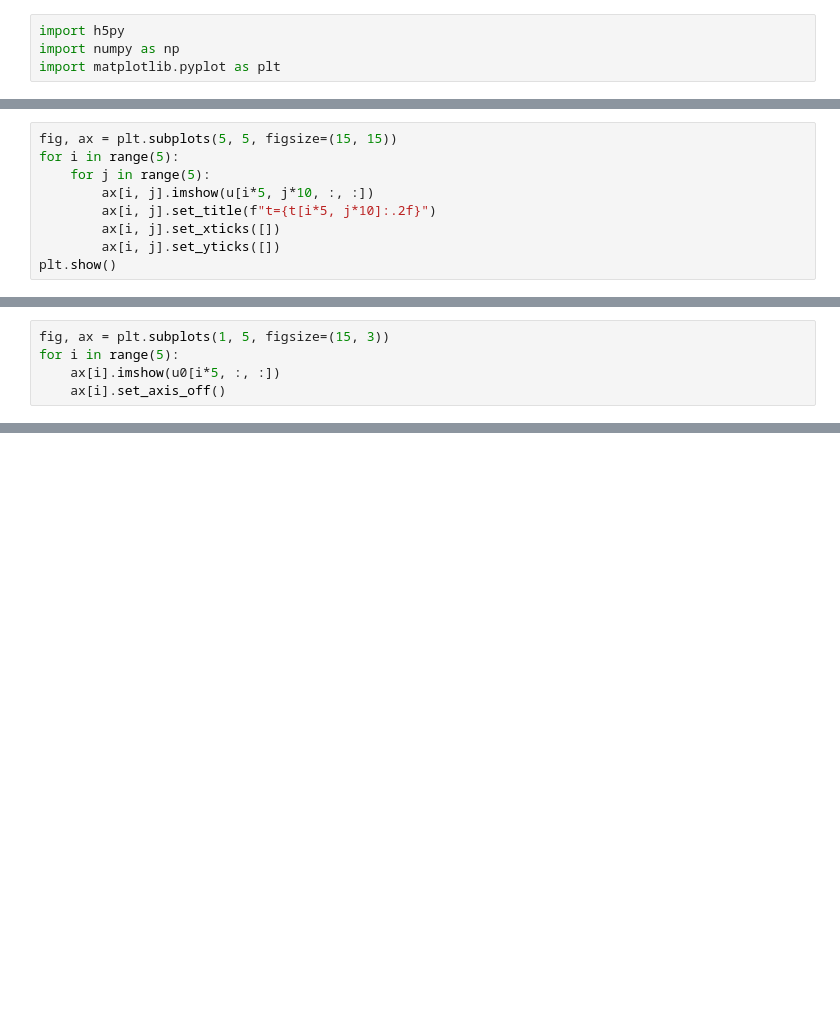
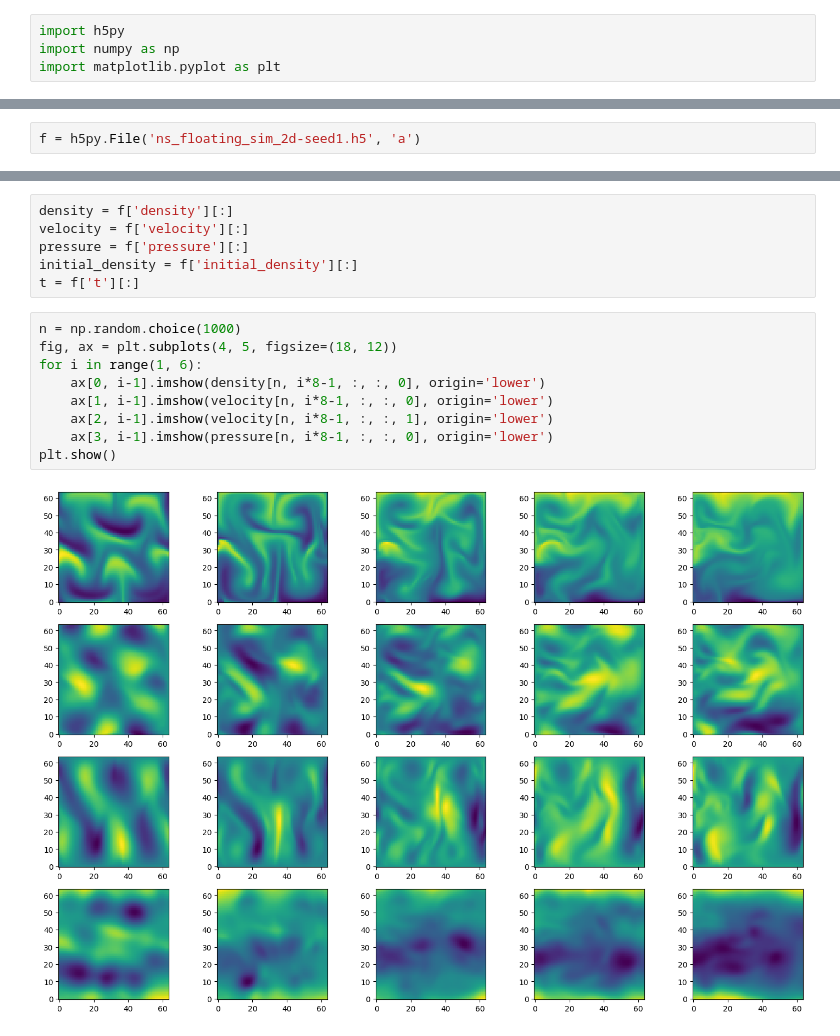
Before and after one commit to bookdiver/FluidDiff, a Jupyter notebook: simulation/data_check.ipynb, the cells around one changed output, grey strips where cells are left out. Saved outputs shown, nothing was run; the diff lists cells and outputs as text; blank space fills up the shorter version.

```diff
--- a/simulation/data_check.ipynb
+++ b/simulation/data_check.ipynb
@@ -16,9 +4,0 @@ u0.shape
-# %%
-fig, ax = plt.subplots(5, 5, figsize=(15, 15))
-for i in range(5):
-    for j in range(5):
-        ax[i, j].imshow(u[i*5, j*10, :, :])
-        ax[i, j].set_title(f"t={t[i*5, j*10]:.2f}")
-        ax[i, j].set_xticks([])
-        ax[i, j].set_yticks([])
-plt.show()
@@ -27,5 +4,0 @@ plt.show()
-# %%
-fig, ax = plt.subplots(1, 5, figsize=(15, 3))
-for i in range(5):
-    ax[i].imshow(u0[i*5, :, :])
-    ax[i].set_axis_off()
@@ -33,0 +5,2 @@ for i in range(5):
+# %%
+f = h5py.File('ns_floating_sim_2d-seed1.h5', 'a')
@@ -33,0 +16,17 @@ for i in range(5):
+# %%
+density = f['density'][:]
+velocity = f['velocity'][:]
+pressure = f['pressure'][:]
+initial_density = f['initial_density'][:]
+t = f['t'][:]
+# %%
+n = np.random.choice(1000)
+fig, ax = plt.subplots(4, 5, figsize=(18, 12))
+for i in range(1, 6):
+    ax[0, i-1].imshow(density[n, i*8-1, :, :, 0], origin='lower')
+    ax[1, i-1].imshow(velocity[n, i*8-1, :, :, 0], origin='lower')
+    ax[2, i-1].imshow(velocity[n, i*8-1, :, :, 1], origin='lower')
+    ax[3, i-1].imshow(pressure[n, i*8-1, :, :, 0], origin='lower')
+plt.show()
+# %% [output]
+[figure, added]
```
Also changed, not shown: parts of 7 cells of this notebook, 32 other files.
